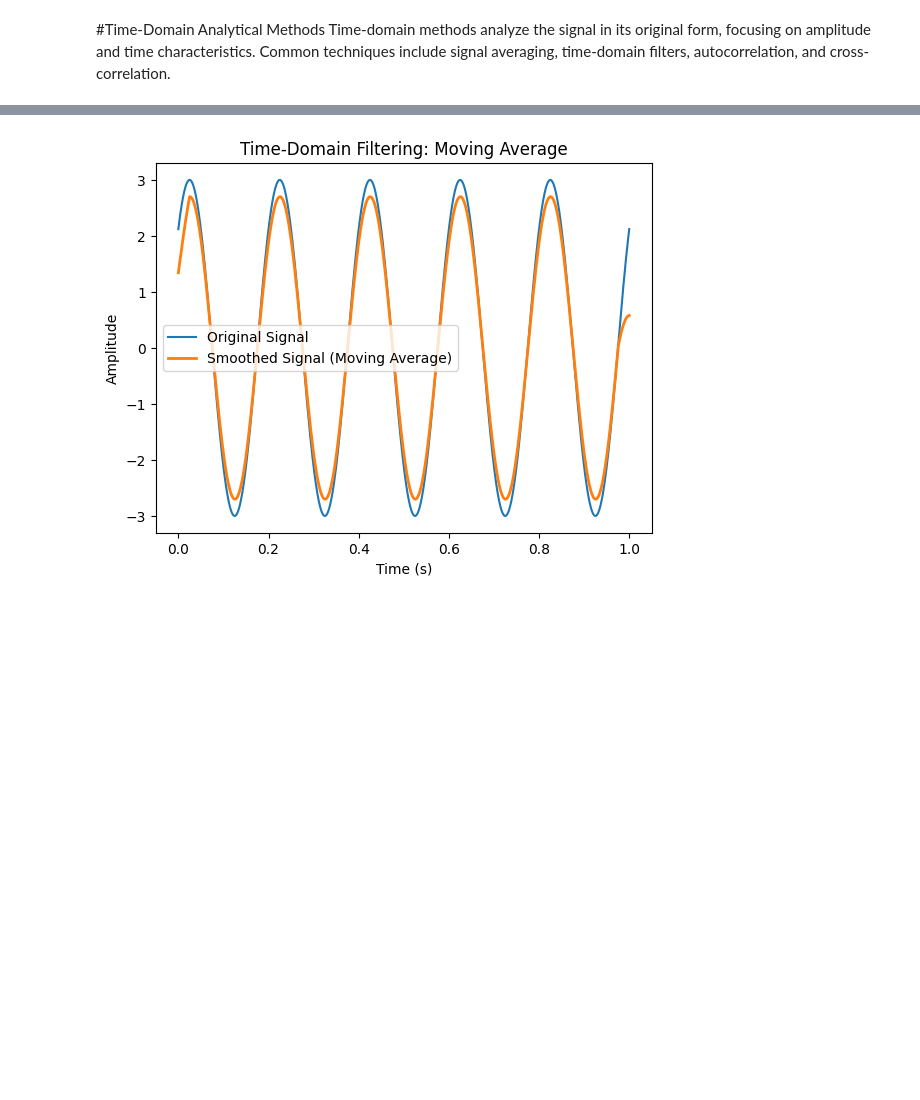
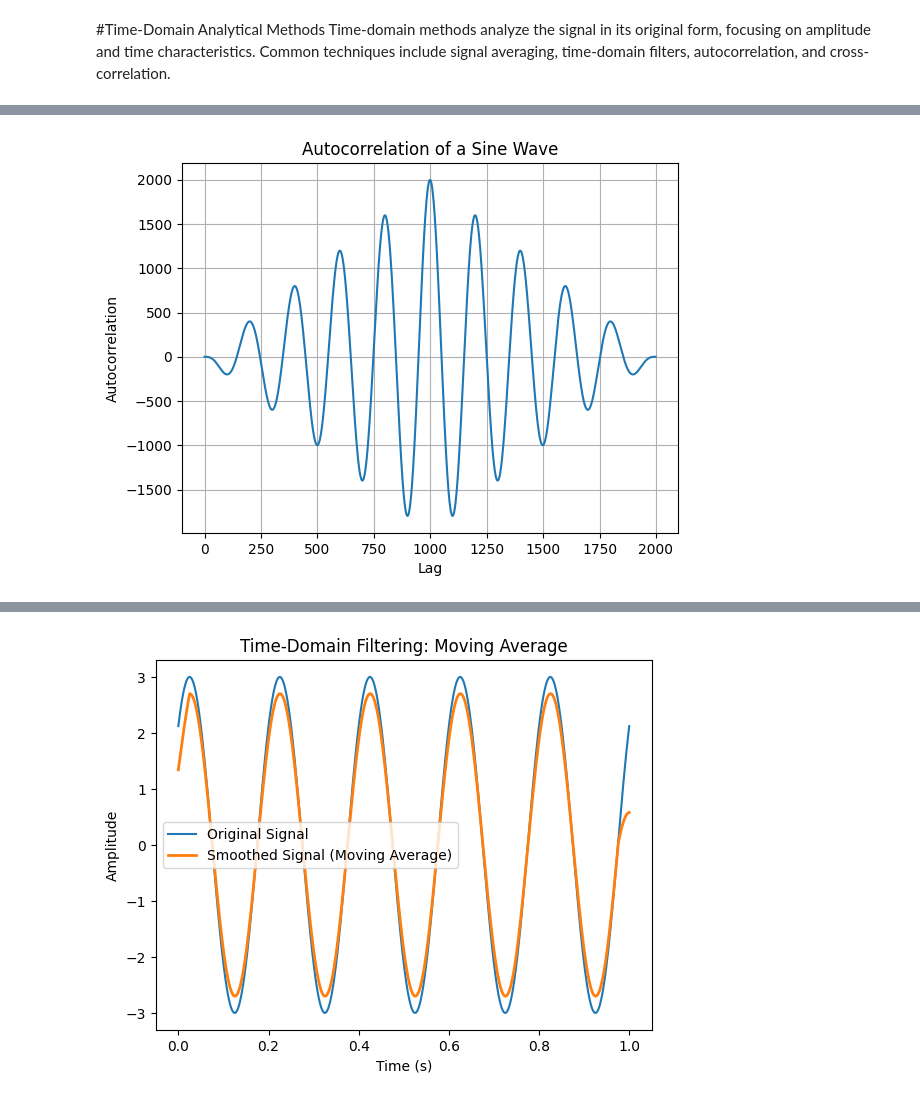
Before and after one commit to vinkrishna/ExpandingSenses, a Jupyter notebook: Chapter3.ipynb, the cells around one changed output, grey strips where cells are left out. Saved outputs shown, nothing was run; the diff lists cells and outputs as text; code cells hidden in the pictures; blank space fills up the shorter version.

```diff
--- a/Chapter3.ipynb
+++ b/Chapter3.ipynb
@@ -121,0 +143,13 @@ Time-domain methods analyze the signal in its original form, focusing on amplitu
+# %%
+# Compute the autocorrelation of a signal
+autocorr_y = np.correlate(y, y, mode="full")
+
+# Plot the autocorrelation
+plt.plot(autocorr_y)
+plt.xlabel("Lag")
+plt.ylabel("Autocorrelation")
+plt.title("Autocorrelation of a Sine Wave")
+plt.grid(True)
+plt.show()
+# %% [output]
+[figure, added]
```
Also changed, not shown: parts of 8 cells of this notebook.
